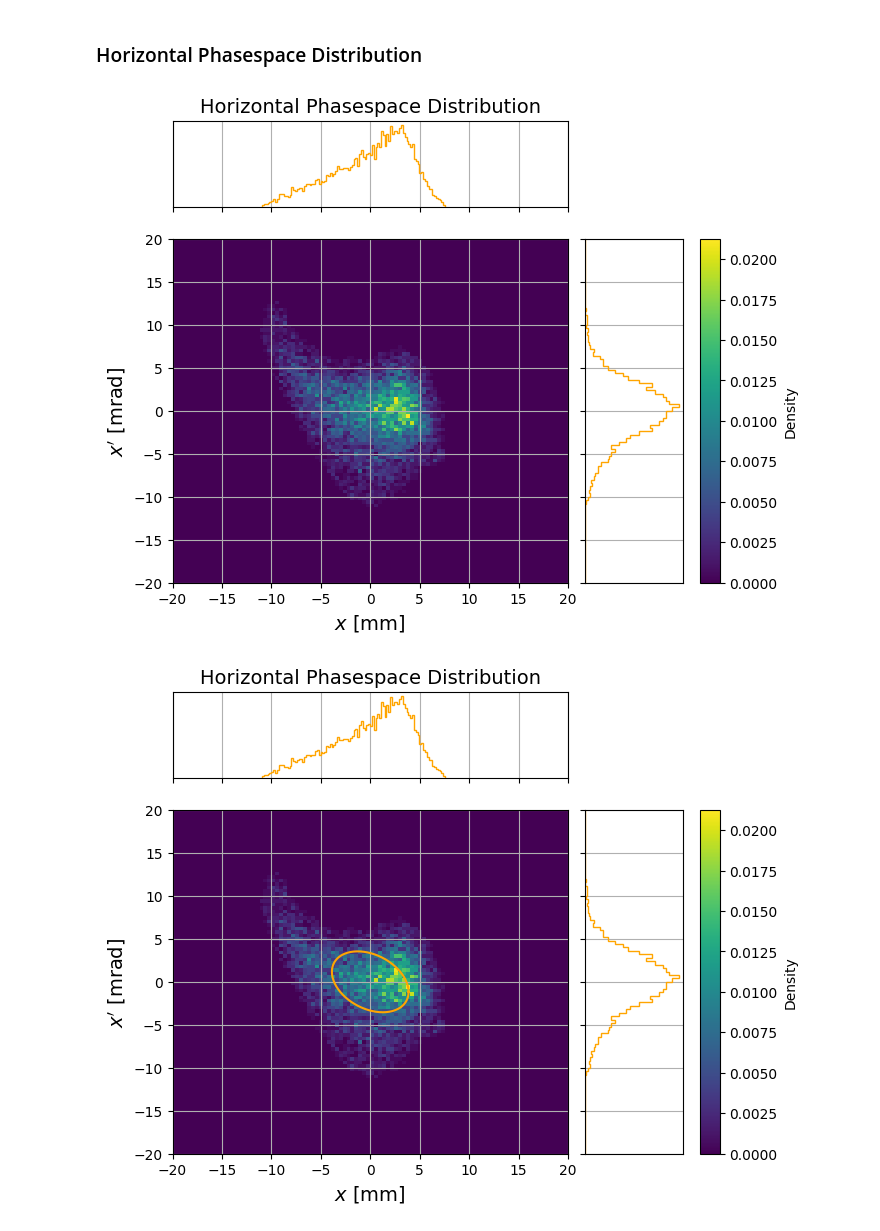
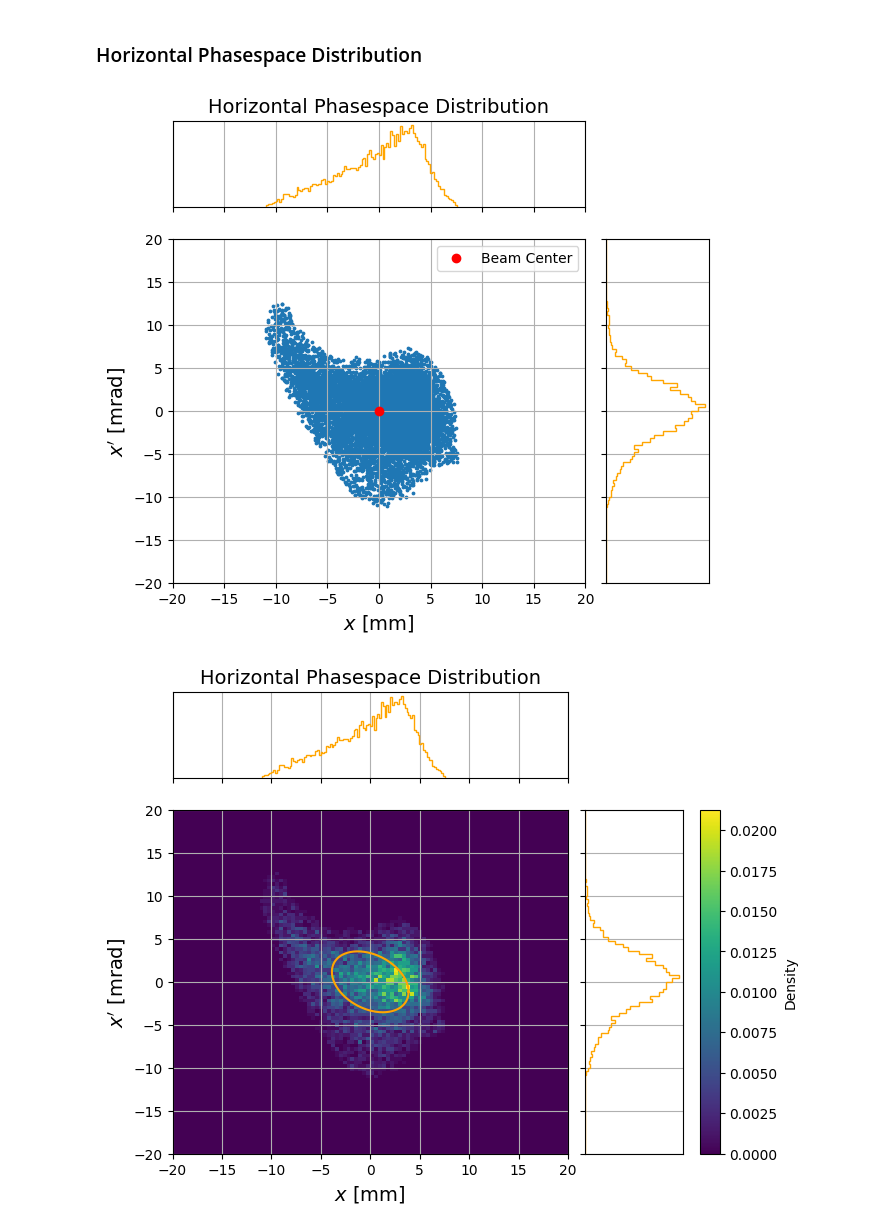
Before and after one commit to cspark7701/synapticTrack, a Jupyter notebook: examples/visualization/phasespace_plot.ipynb, the cells around one changed output. Drawn from its saved outputs; the diff is of its cells as text; code cells hidden in the pictures.

```diff
--- a/examples/visualization/phasespace_plot.ipynb
+++ b/examples/visualization/phasespace_plot.ipynb
@@ -10,7 +10,12 @@ base_dir = '../data/input_beam'
 filename = base_dir + '/' + 'coord.out'
 
 beam_io = BeamDataIO()
-beam = beam_io.read(code='track', filename=filename, mass_number=40, charge_state=8, beam_current=0)
+beam = beam_io.read(code='track', filename=filename, mass_number=40, charge_state=8, beam_current=0, reference_energy=0.10)
+
+x0 = beam.centroid['x']
+xp0 = beam.centroid['xp']
+y0 = beam.centroid['y']
+yp0 = beam.centroid['yp']
 
 x  = beam.x
 xp = beam.xp
@@ -45,11 +50,11 @@ Args:
 # %% [markdown]
 ### Horizontal Phasespace Distribution
 # %%
-phasespace_plot(x, xp, xyrange=[-20, 20, -20, 20], title='Horizontal Phasespace Distribution',
+phasespace_plot(x, xp, x_center=x0, y_center=xp0, xyrange=[-20, 20, -20, 20], title='Horizontal Phasespace Distribution',
                 xlabel=r'$x$ [mm]', ylabel=r"$x^{\prime}$ [mrad]",
-                nbins=100, projection=0, density=True, cmap='viridis', figname='hor.png')
+                nbins=100, projection=0, density=False, cmap='viridis', figname='hor.png')
 # %% [output]
-[figure, old version]
+[figure, new version]
 # %%
 phasespace_plot(x, xp, xyrange=[-20, 20, -20, 20], title='Horizontal Phasespace Distribution',
                 xlabel=r'$x$ [mm]', ylabel=r"$x^{\prime}$ [mrad]",
```
Also changed, not shown: 5 other files.
